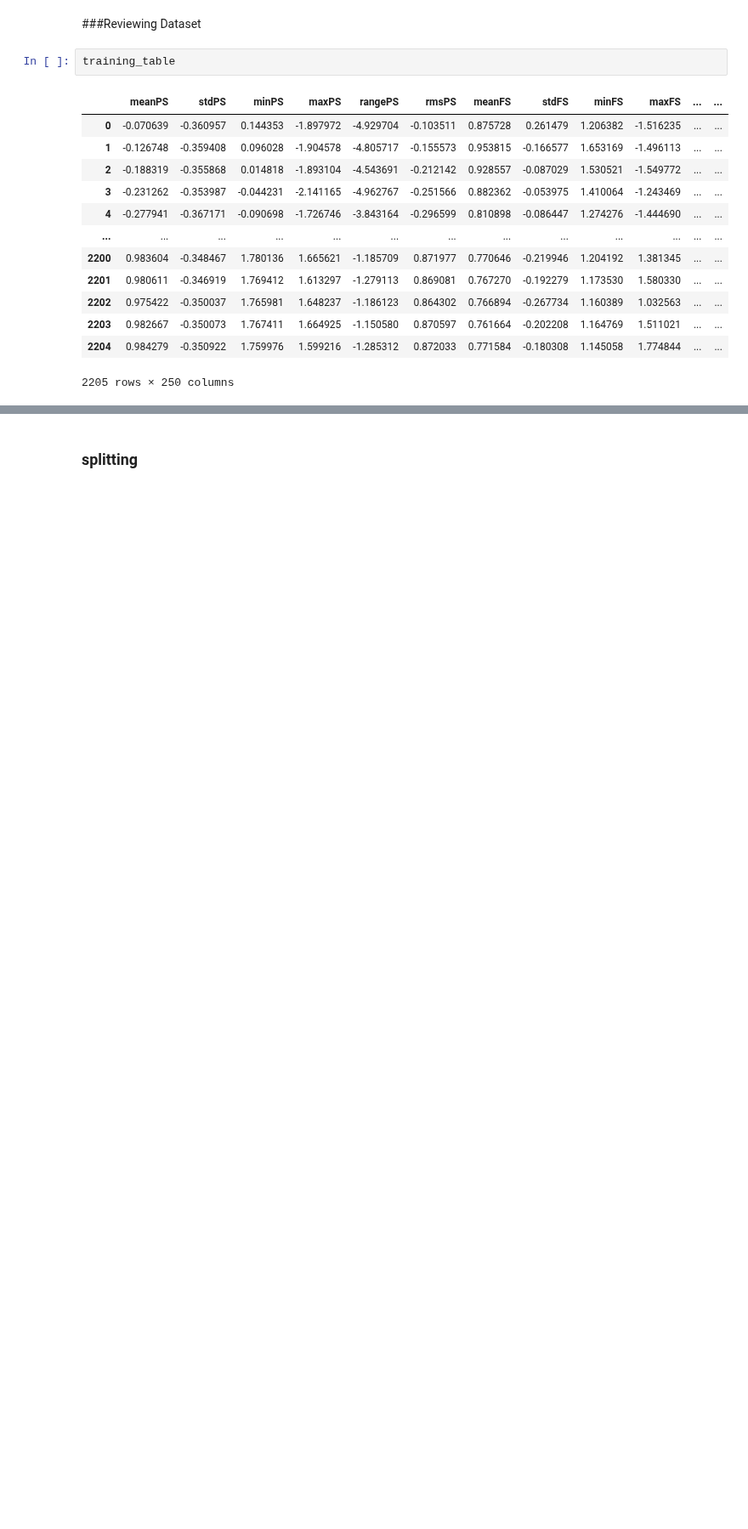
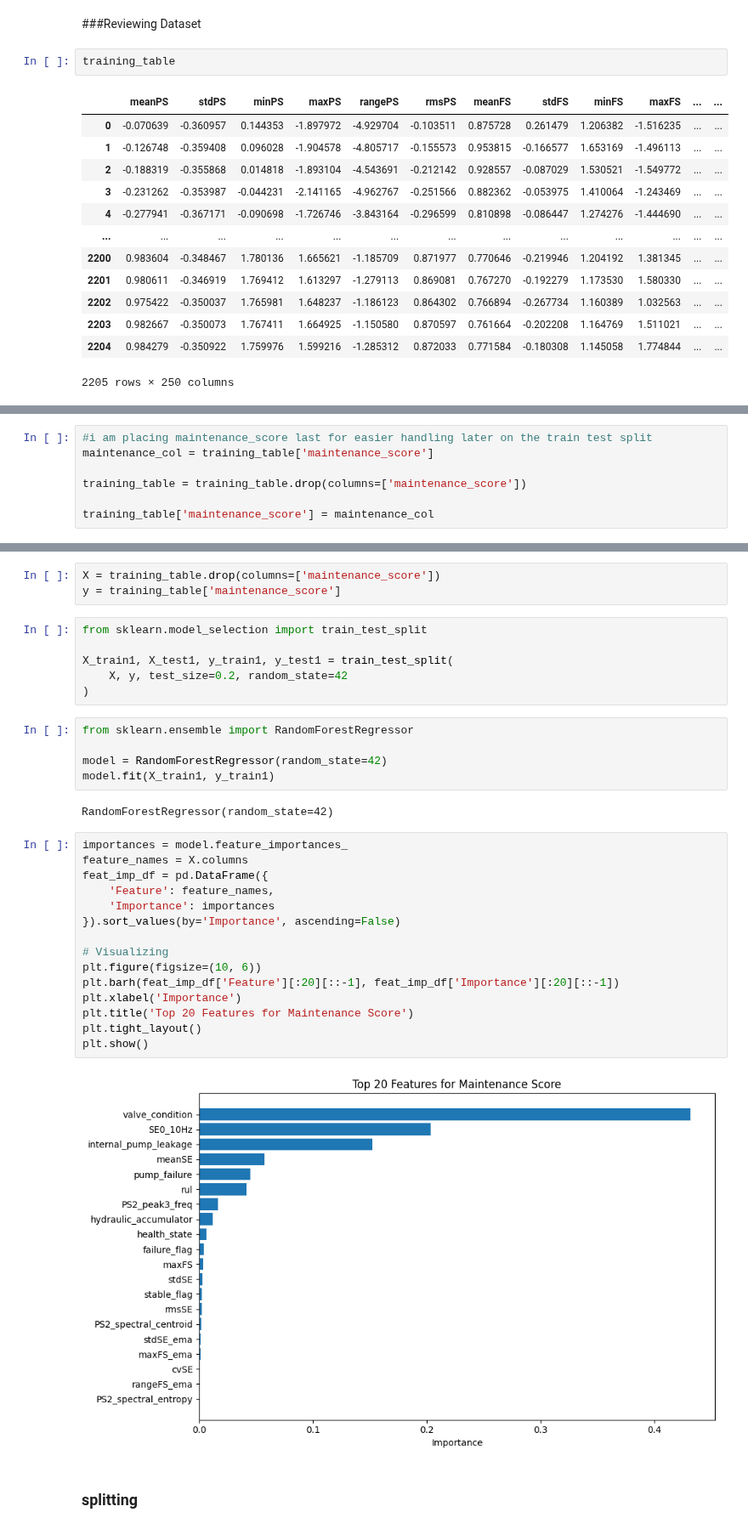
Before and after one commit to RealThanosP/pred-main-mod, a Jupyter notebook: Model_training_v0.1.ipynb, the cells around one changed output, grey strips where cells are left out. Shown at 85% size. Cells and saved outputs as stored; diff of their text form; blank space fills up the shorter version.

```diff
--- a/Model_training_v0.1.ipynb
+++ b/Model_training_v0.1.ipynb
@@ -1013,0 +1036,7 @@ training_table
+# %%
+#i am placing maintenance_score last for easier handling later on the train test split
+maintenance_col = training_table['maintenance_score']
+
+training_table = training_table.drop(columns=['maintenance_score'])
+
+training_table['maintenance_score'] = maintenance_col
@@ -1014,3 +1045,36 @@ training_table
+# %%
+X = training_table.drop(columns=['maintenance_score'])
+y = training_table['maintenance_score']
+# %%
+from sklearn.model_selection import train_test_split
+
+X_train1, X_test1, y_train1, y_test1 = train_test_split(
+    X, y, test_size=0.2, random_state=42
+)
+# %%
+from sklearn.ensemble import RandomForestRegressor
+
+model = RandomForestRegressor(random_state=42)
+model.fit(X_train1, y_train1)
+# %% [output]
+RandomForestRegressor(random_state=42)
+# %%
+importances = model.feature_importances_
+feature_names = X.columns
+feat_imp_df = pd.DataFrame({
+    'Feature': feature_names,
+    'Importance': importances
+}).sort_values(by='Importance', ascending=False)
+
+# Visualizing
+plt.figure(figsize=(10, 6))
+plt.barh(feat_imp_df['Feature'][:20][::-1], feat_imp_df['Importance'][:20][::-1])
+plt.xlabel('Importance')
+plt.title('Top 20 Features for Maintenance Score')
+plt.tight_layout()
+plt.show()
+# %% [output]
+[figure, added]
 # %% [markdown]
 ### splitting
 # %%
```
Also changed, not shown: parts of 24 cells of this notebook.
